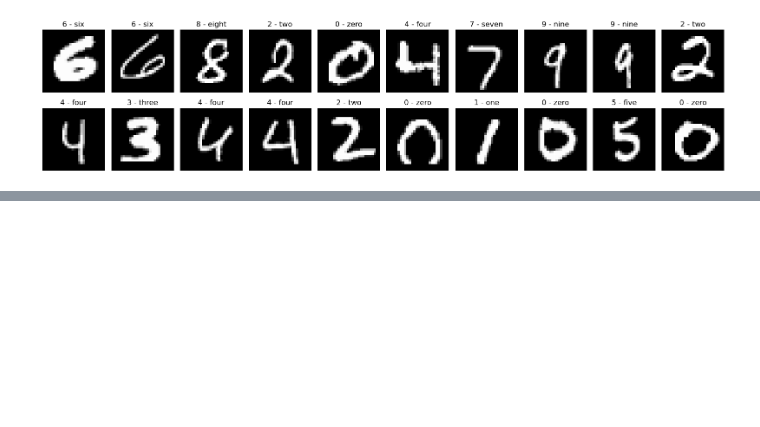
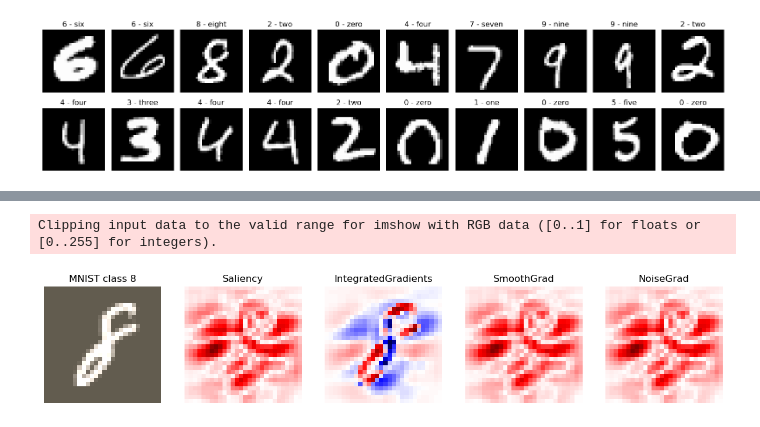
Before and after one commit to sanishsuwal7/ExplainableAI, a Jupyter notebook: Lenet_adversarial.ipynb, the cells around one changed output, grey strips where cells are left out. Cells and saved outputs as stored; diff of their text form; code cells hidden in the pictures; blank space fills up the shorter version.

Commit message:
mnist adversarial

```diff
--- a/Lenet_adversarial.ipynb
+++ b/Lenet_adversarial.ipynb
@@ -17,6 +33,3 @@ train_dataset = datasets.MNIST(root="./datasets/", train=True, download=True)
 test_dataset = datasets.MNIST(root="./datasets/", train=False, download = False)
 # %%
 class_names = train_dataset.classes
-# %%
-img, label = train_dataset[0]
-img, label
@@ -44,10 +35,0 @@ def img_superimpose(img, ax):
-# %%
-import torch
-torch.manual_seed(42)
-fig = plt.figure(figsize = (12,12))
-ax0 = fig.add_subplot(1,1,1)
-rand_ind = torch.randint(0, len(train_dataset), size=[1]).item()
-
-img0 = train_dataset.data[rand_ind]
-img0 = img0.numpy()
-img_superimpose(img0, ax0)
@@ -258,0 +519,6 @@ for i in range(1, (rows * cols) + 1):
+# %%
+gc.collect()
+torch.cuda.empty_cache()
+
+x_batch, y_batch = next(iter(test_loader))
+x_batch, y_batch = x_batch.to(device), y_batch.to(device)
@@ -258,0 +573,8 @@ for i in range(1, (rows * cols) + 1):
+# %%
+explanations = {
+    "Saliency": a_batch_saliency,
+    "IntegratedGradients": a_batch_integrad,
+    "SmoothGrad": a_batch_smoothgrad,
+    "NoiseGrad": a_batch_noisegrad,
+    # "NoiseTunnel": a_batch_smooth,
+}
@@ -258,0 +603,13 @@ for i in range(1, (rows * cols) + 1):
+# %%
+index = random.randint(0, len(x_batch)-1)
+fig, axes = plt.subplots(nrows=1, ncols=1+len(explanations), figsize=(15, 8))
+axes[0].imshow(np.moveaxis(quantus.normalise_func.denormalise(x_batch[index].cpu().numpy(), mean=np.array([0.485, 0.456, 0.406]), std=np.array([0.229, 0.224, 0.225])), 0, -1), vmin=0.0, vmax=1.0)
+axes[0].title.set_text(f"MNIST class {y_batch[index].item()}")
+axes[0].axis("off");
+for i, (k, v) in enumerate(explanations.items()):
+    axes[i+1].imshow(quantus.normalise_func.normalise_by_negative(explanations[k][index].reshape(28, 28)), cmap="seismic", vmin=-1.0, vmax=1.0)
+    axes[i+1].title.set_text(f"{k}")
+    axes[i+1].axis("off");
+# %% [output]
+Clipping input data to the valid range for imshow with RGB data ([0..1] for floats or [0..255] for integers).
+[figure, added]
```
Also changed, not shown: parts of 18 cells of this notebook, 1 other file.
